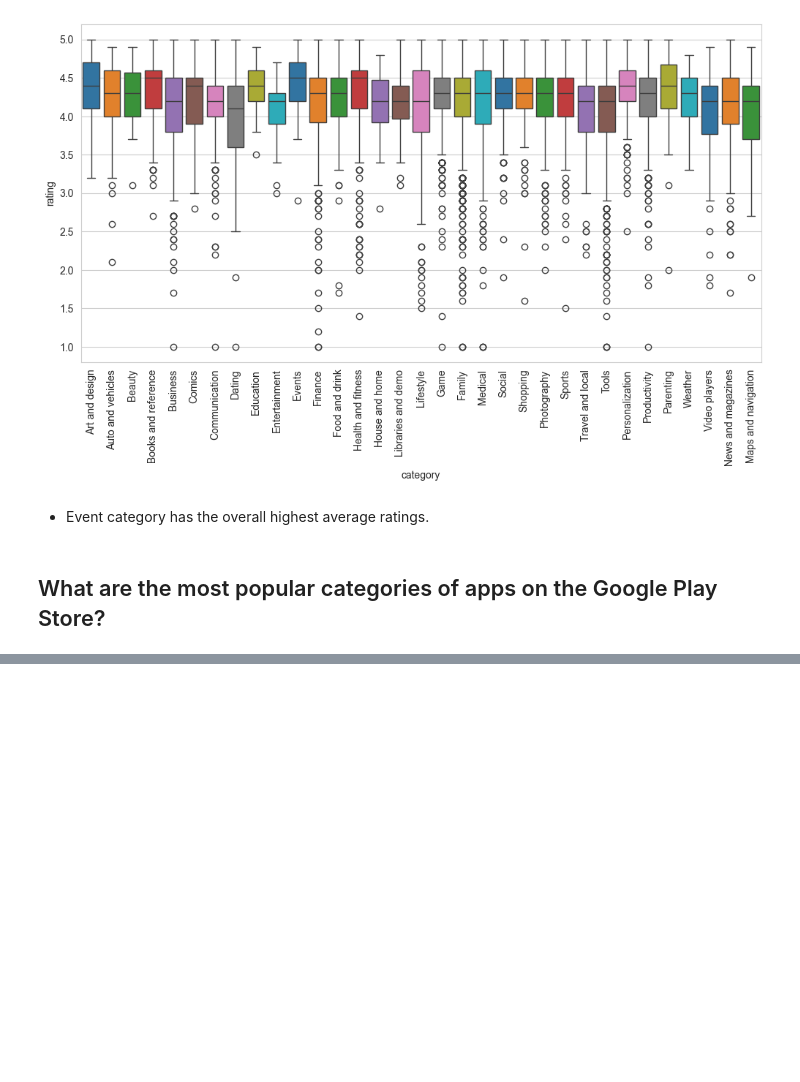
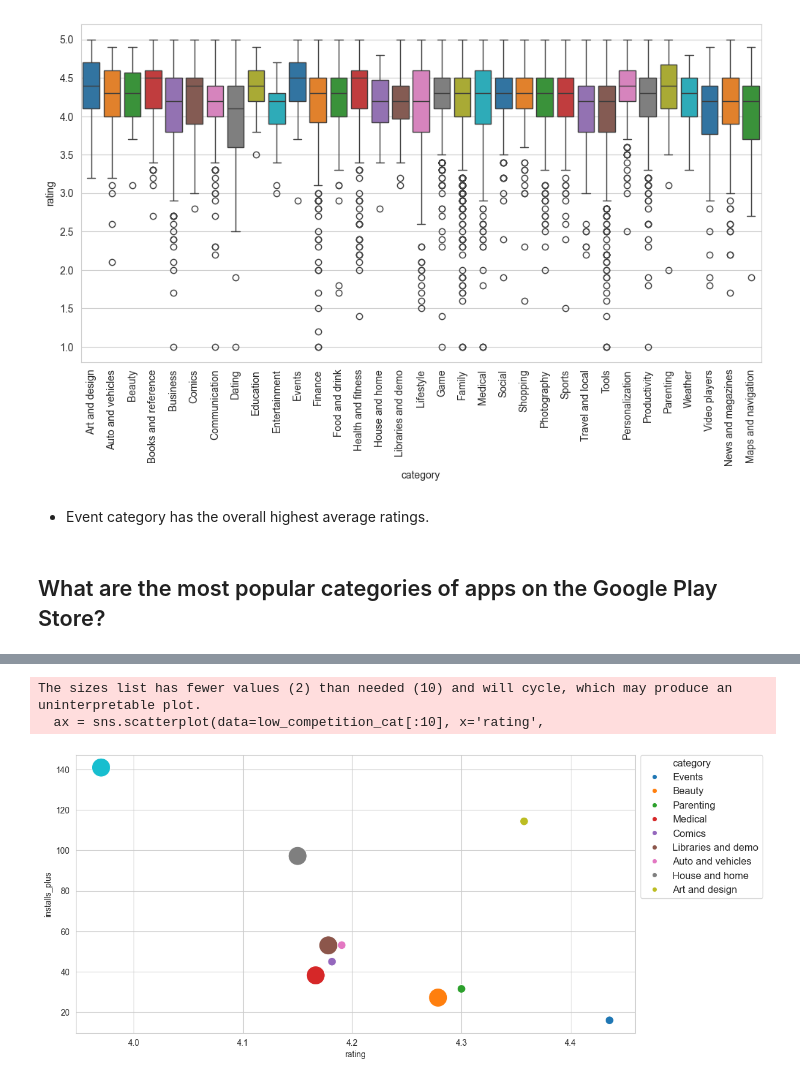
Before and after one commit to ali-bin-kashif/google-play-store-eda, a Jupyter notebook: google-play-store-eda.ipynb, the cells around one changed output, grey strips where cells are left out. Saved outputs shown, nothing was run; the diff lists cells and outputs as text; code cells hidden in the pictures; blank space fills up the shorter version.

```diff
--- a/google-play-store-eda.ipynb
+++ b/google-play-store-eda.ipynb
@@ -569,0 +662,4 @@ plt.show()
+# %%
+low_competition_cat = google_play_data.groupby('category')[['rating', 'installs_plus']].agg({'rating' : 'mean', 'installs_plus' : 'sum'}).sort_values(['installs_plus', 'rating'], ascending=[True, False])
+low_competition_cat['installs_plus'] = round(low_competition_cat['installs_plus']/1000000,2)
+low_competition_cat
@@ -569,0 +685,15 @@ plt.show()
+# %%
+set_size_style(12,6,'whitegrid')
+ax = sns.scatterplot(data=low_competition_cat[:10], x='rating',
+                y='installs_plus', hue='category', size='installs_plus', sizes=[100,500], legend=True)
+
+# extract the existing handles and labels
+h, l = ax.get_legend_handles_labels()
+
+# slice the appropriate section of l and h to include in the legend
+ax.legend(h[0:10], l[0:10], bbox_to_anchor=(1.01, 1), loc=2, borderaxespad=0., fontsize=12)
+plt.show()
+# %% [output]
+The sizes list has fewer values (2) than needed (10) and will cycle, which may produce an uninterpretable plot.
+  ax = sns.scatterplot(data=low_competition_cat[:10], x='rating',
+[figure, added]
```
Also changed, not shown: parts of 15 cells of this notebook.
